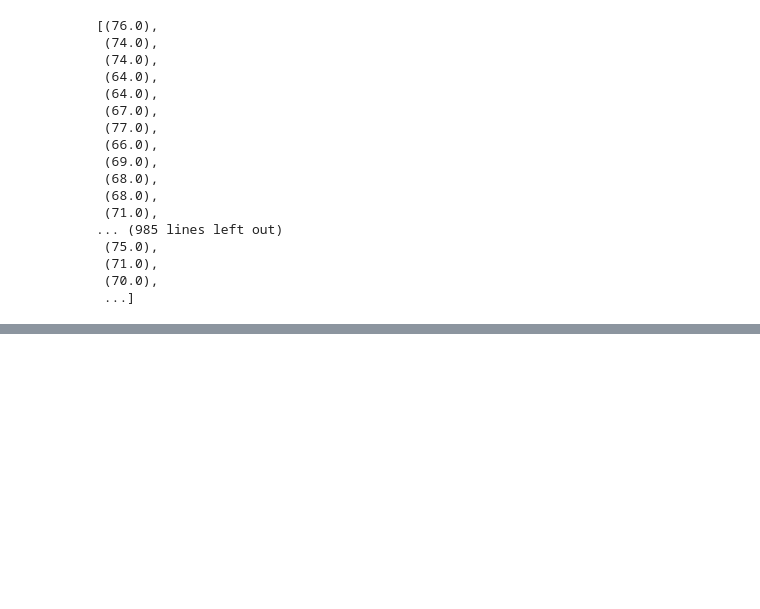
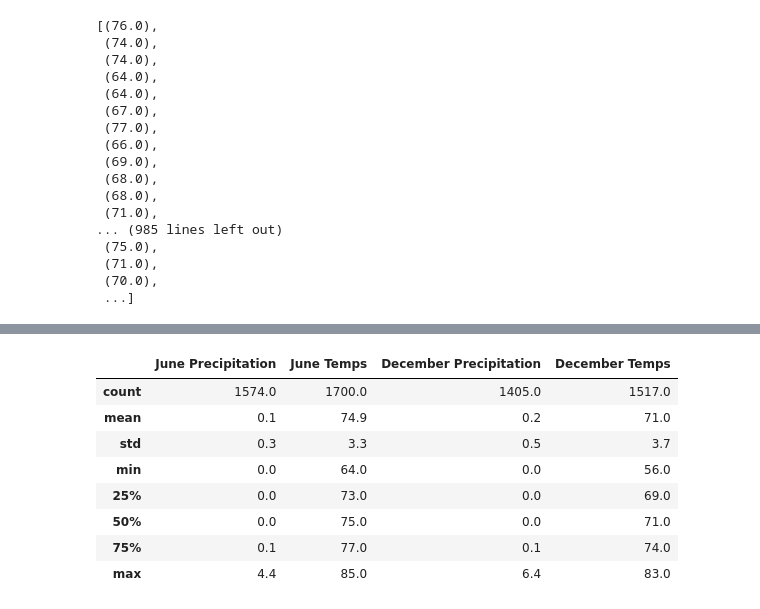
Before and after one commit to nicoserrano/Surfs_Up, a Jupyter notebook: SurfsUp_Challenge.ipynb, the cells around one changed output, grey strips where cells are left out. Drawn from its saved outputs; the diff is of its cells as text; code cells hidden in the pictures; blank space fills up the shorter version.

```diff
--- a/SurfsUp_Challenge.ipynb
+++ b/SurfsUp_Challenge.ipynb
@@ -164,0 +243,12 @@ temps_dec.describe()
+# %%
+final_stats.style.format(formatter="{:.1f}")
+# %% [output]
+|  | June Precipitation | June Temps | December Precipitation | December Temps |
+| count | 1574.0 | 1700.0 | 1405.0 | 1517.0 |
+| mean | 0.1 | 74.9 | 0.2 | 71.0 |
+| std | 0.3 | 3.3 | 0.5 | 3.7 |
+| min | 0.0 | 64.0 | 0.0 | 56.0 |
+| 25% | 0.0 | 73.0 | 0.0 | 69.0 |
+| 50% | 0.0 | 75.0 | 0.0 | 71.0 |
+| 75% | 0.1 | 77.0 | 0.1 | 74.0 |
+| max | 4.4 | 85.0 | 6.4 | 83.0 |
```
Also changed, not shown: parts of 11 cells of this notebook.
